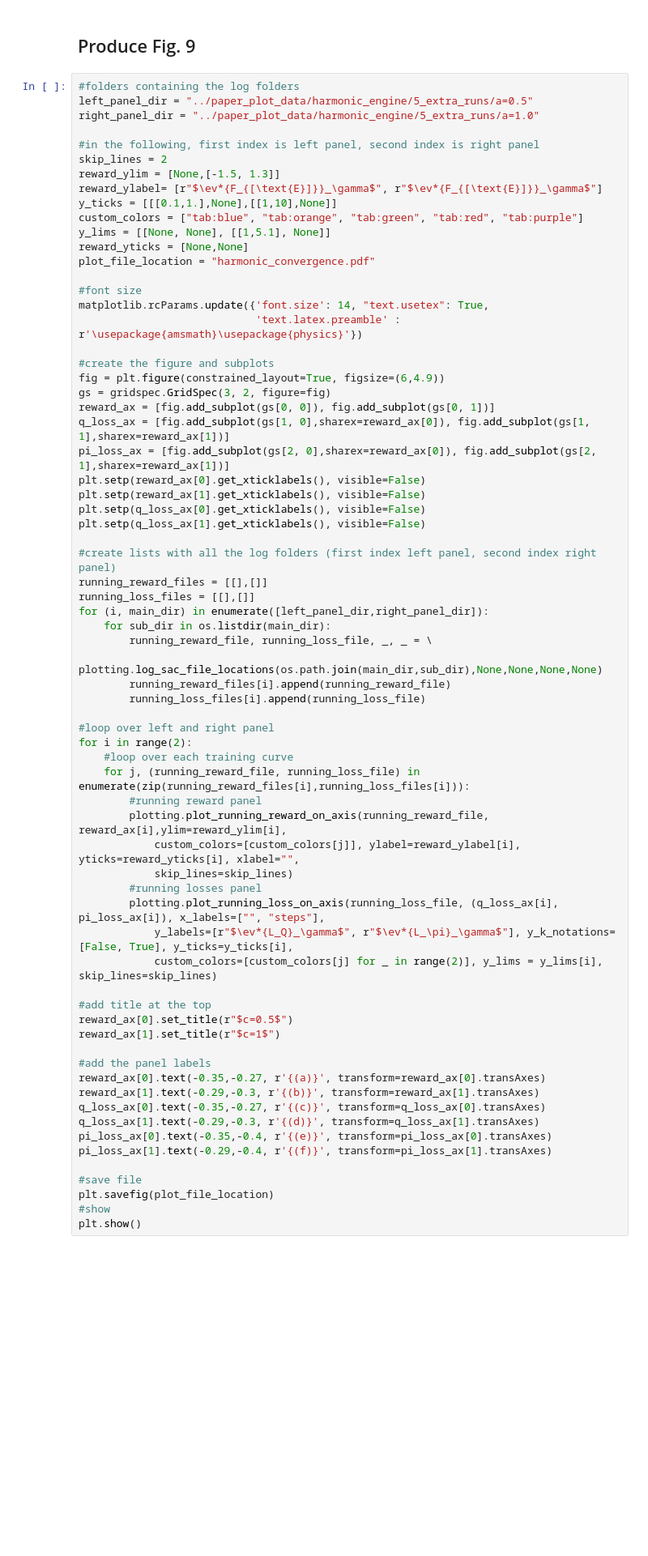
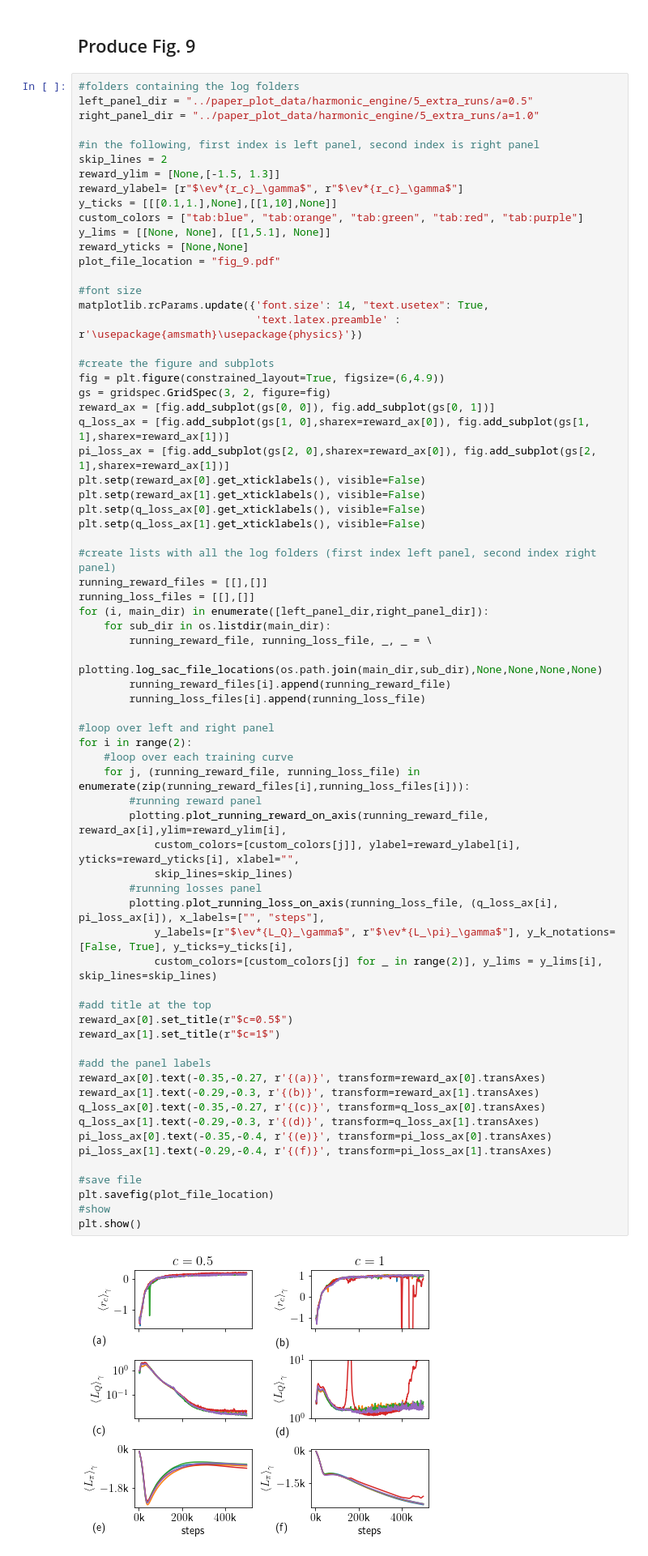
Before and after one commit to PaoloAE/paper_rl_blackbox_thermal_machines, a Jupyter notebook: jupyter_harmonic_engine/2_paper_plots.ipynb, the cells around one changed output. Shown at 81% size. Drawn from its saved outputs; the diff is of its cells as text; blank space fills up the shorter version.

```diff
--- a/jupyter_harmonic_engine/2_paper_plots.ipynb
+++ b/jupyter_harmonic_engine/2_paper_plots.ipynb
@@ -148,12 +150,12 @@ right_panel_dir = "../paper_plot_data/harmonic_engine/5_extra_runs/a=1.0"
 #in the following, first index is left panel, second index is right panel
 skip_lines = 2
 reward_ylim = [None,[-1.5, 1.3]]
-reward_ylabel= [r"$\ev*{F_{[\text{E}]}}_\gamma$", r"$\ev*{F_{[\text{E}]}}_\gamma$"]
+reward_ylabel= [r"$\ev*{r_c}_\gamma$", r"$\ev*{r_c}_\gamma$"]
 y_ticks = [[[0.1,1.],None],[[1,10],None]]
 custom_colors = ["tab:blue", "tab:orange", "tab:green", "tab:red", "tab:purple"]
 y_lims = [[None, None], [[1,5.1], None]]
 reward_yticks = [None,None]
-plot_file_location = "harmonic_convergence.pdf"
+plot_file_location = "fig_9.pdf"
 
 #font size
 matplotlib.rcParams.update({'font.size': 14, "text.usetex": True,
@@ -182,30 +184,32 @@ for (i, main_dir) in enumerate([left_panel_dir,right_panel_dir]):
 
 #loop over left and right panel
 for i in range(2):
     #loop over each training curve
     for j, (running_reward_file, running_loss_file) in enumerate(zip(running_reward_files[i],running_loss_files[i])):
         #running reward panel
         plotting.plot_running_reward_on_axis(running_reward_file, reward_ax[i],ylim=reward_ylim[i],
             custom_colors=[custom_colors[j]], ylabel=reward_ylabel[i], yticks=reward_yticks[i], xlabel="",
             skip_lines=skip_lines)
         #running losses panel
         plotting.plot_running_loss_on_axis(running_loss_file, (q_loss_ax[i], pi_loss_ax[i]), x_labels=["", "steps"],
             y_labels=[r"$\ev*{L_Q}_\gamma$", r"$\ev*{L_\pi}_\gamma$"], y_k_notations=[False, True], y_ticks=y_ticks[i],
             custom_colors=[custom_colors[j] for _ in range(2)], y_lims = y_lims[i], skip_lines=skip_lines)
 
 #add title at the top
 reward_ax[0].set_title(r"$c=0.5$")
 reward_ax[1].set_title(r"$c=1$")
 
 #add the panel labels
 reward_ax[0].text(-0.35,-0.27, r'{(a)}', transform=reward_ax[0].transAxes)
 reward_ax[1].text(-0.29,-0.3, r'{(b)}', transform=reward_ax[1].transAxes)
 q_loss_ax[0].text(-0.35,-0.27, r'{(c)}', transform=q_loss_ax[0].transAxes)
 q_loss_ax[1].text(-0.29,-0.3, r'{(d)}', transform=q_loss_ax[1].transAxes)
 pi_loss_ax[0].text(-0.35,-0.4, r'{(e)}', transform=pi_loss_ax[0].transAxes)
 pi_loss_ax[1].text(-0.29,-0.4, r'{(f)}', transform=pi_loss_ax[1].transAxes)
 
 #save file
 plt.savefig(plot_file_location)
 #show
 plt.show()
+# %% [output]
+[figure, added]
```
Also changed, not shown: parts of 1 cell of this notebook, 5 other files.
